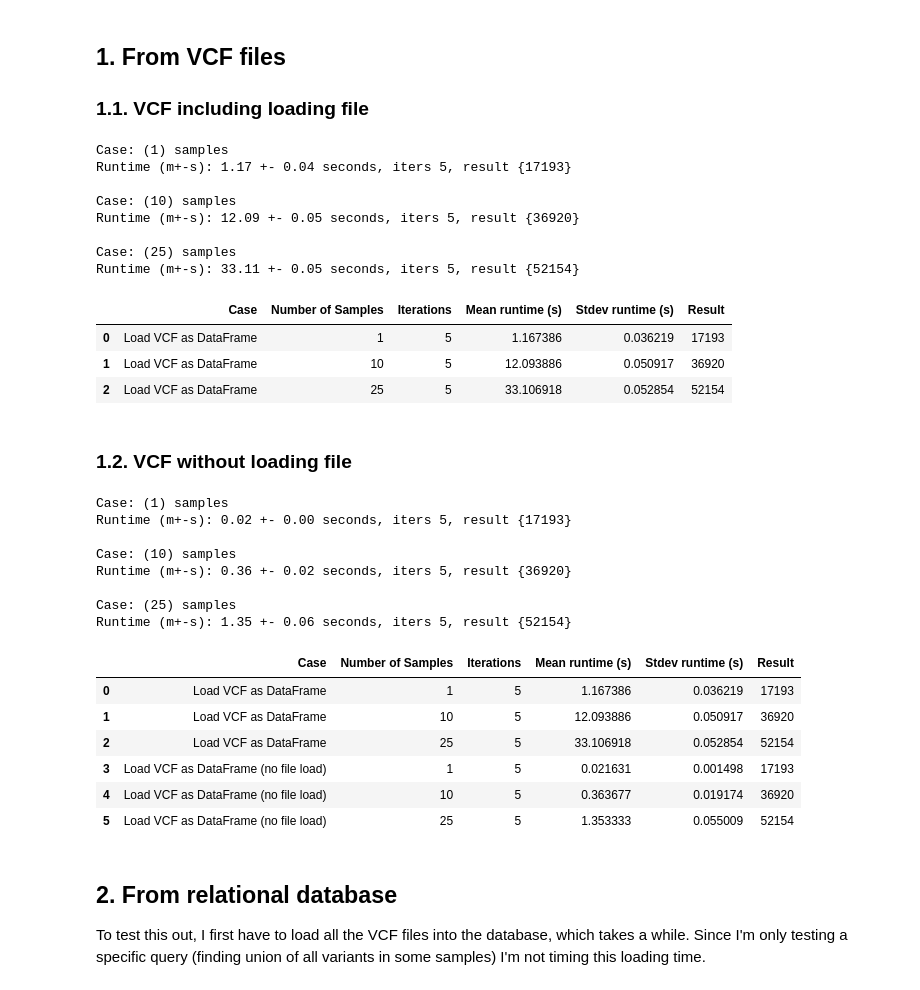
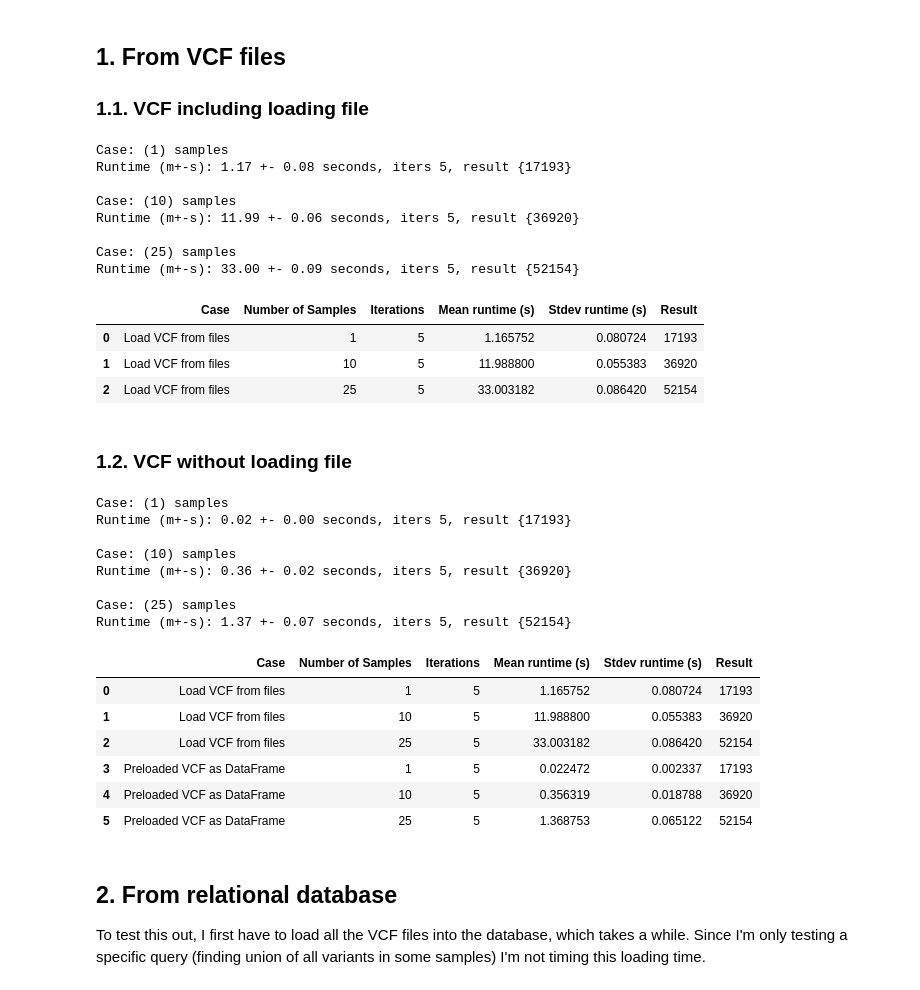
Before and after one commit to apetkau/thesis-data-simulation, a Jupyter notebook: jackalope/salmonella/test-load-vcf/test-load.ipynb, the cells around one changed output. Cells and saved outputs as stored; diff of their text form; code cells hidden in the pictures.

```diff
--- a/jackalope/salmonella/test-load-vcf/test-load.ipynb
+++ b/jackalope/salmonella/test-load-vcf/test-load.ipynb
@@ -104,59 +104,59 @@ def get_union_from_vcf(samples: List[str]) -> int:
 
 for samples in case_samples:
     print(f'\nCase: ({len(samples)}) samples')
-    results_table, results = runtime_iteration(get_union_from_vcf, results_table, 'Load VCF as DataFrame', len(samples), samples=samples)
+    results_table, results = runtime_iteration(get_union_from_vcf, results_table, 'Load VCF from files', len(samples), samples=samples)
 
 results_table
 # %% [output]
 Case: (1) samples
-Runtime (m+-s): 1.17 +- 0.04 seconds, iters 5, result {17193}
+Runtime (m+-s): 1.17 +- 0.08 seconds, iters 5, result {17193}
 
 Case: (10) samples
-Runtime (m+-s): 12.09 +- 0.05 seconds, iters 5, result {36920}
+Runtime (m+-s): 11.99 +- 0.06 seconds, iters 5, result {36920}
 
 Case: (25) samples
-Runtime (m+-s): 33.11 +- 0.05 seconds, iters 5, result {52154}
+Runtime (m+-s): 33.00 +- 0.09 seconds, iters 5, result {52154}
 |  | Case | Number of Samples | Iterations | Mean runtime (s) | Stdev runtime (s) | Result |
-| 0 | Load VCF as DataFrame | 1 | 5 | 1.167386 | 0.036219 | 17193 |
-| 1 | Load VCF as DataFrame | 10 | 5 | 12.093886 | 0.050917 | 36920 |
-| 2 | Load VCF as DataFrame | 25 | 5 | 33.106918 | 0.052854 | 52154 |
+| 0 | Load VCF from files | 1 | 5 | 1.165752 | 0.080724 | 17193 |
+| 1 | Load VCF from files | 10 | 5 | 11.988800 | 0.055383 | 36920 |
+| 2 | Load VCF from files | 25 | 5 | 33.003182 | 0.086420 | 52154 |
 # %% [markdown]
 ### 1.2. VCF without loading file
 # %%
 import pandas as pd
 
 def get_union_from_vcf_no_load(var_df: pd.DataFrame) -> int:
     vars_union = set()
     samples = set(var_df['SAMPLE'].tolist())
     var_df['SPDI'] = var_df['CHROM'] + ':' + var_df['POS'].astype(str) + ':' + var_df['REF'] + ':' + var_df['ALT']
     for sample in samples:
         vars_union = vars_union.union(set(var_df[var_df['SAMPLE'] == sample]['SPDI'].tolist()))
 
     return len(vars_union)
 
 for samples in case_samples:
     print(f'\nCase: ({len(samples)}) samples')
     sample_dirs = [snippy_dir / s for s in samples]
     variants_reader = SnippyVariantsReader(sample_dirs)
     var_df = variants_reader.get_variants_table()
-    results_table, results = runtime_iteration(get_union_from_vcf_no_load, results_table, 'Load VCF as DataFrame (no file load)', len(samples), var_df=var_df)
+    results_table, results = runtime_iteration(get_union_from_vcf_no_load, results_table, 'Preloaded VCF as DataFrame', len(samples), var_df=var_df)
 results_table
 # %% [output]
 Case: (1) samples
 Runtime (m+-s): 0.02 +- 0.00 seconds, iters 5, result {17193}
 
 Case: (10) samples
 Runtime (m+-s): 0.36 +- 0.02 seconds, iters 5, result {36920}
 
 Case: (25) samples
-Runtime (m+-s): 1.35 +- 0.06 seconds, iters 5, result {52154}
+Runtime (m+-s): 1.37 +- 0.07 seconds, iters 5, result {52154}
 |  | Case | Number of Samples | Iterations | Mean runtime (s) | Stdev runtime (s) | Result |
-| 0 | Load VCF as DataFrame | 1 | 5 | 1.167386 | 0.036219 | 17193 |
-| 1 | Load VCF as DataFrame | 10 | 5 | 12.093886 | 0.050917 | 36920 |
-| 2 | Load VCF as DataFrame | 25 | 5 | 33.106918 | 0.052854 | 52154 |
-| 3 | Load VCF as DataFrame (no file load) | 1 | 5 | 0.021631 | 0.001498 | 17193 |
-| 4 | Load VCF as DataFrame (no file load) | 10 | 5 | 0.363677 | 0.019174 | 36920 |
-| 5 | Load VCF as DataFrame (no file load) | 25 | 5 | 1.353333 | 0.055009 | 52154 |
+| 0 | Load VCF from files | 1 | 5 | 1.165752 | 0.080724 | 17193 |
+| 1 | Load VCF from files | 10 | 5 | 11.988800 | 0.055383 | 36920 |
+| 2 | Load VCF from files | 25 | 5 | 33.003182 | 0.086420 | 52154 |
+| 3 | Preloaded VCF as DataFrame | 1 | 5 | 0.022472 | 0.002337 | 17193 |
+| 4 | Preloaded VCF as DataFrame | 10 | 5 | 0.356319 | 0.018788 | 36920 |
+| 5 | Preloaded VCF as DataFrame | 25 | 5 | 1.368753 | 0.065122 | 52154 |
 # %% [markdown]
 ## 2. From relational database
 
```
Also changed, not shown: parts of 21 cells of this notebook, 1 other file.
